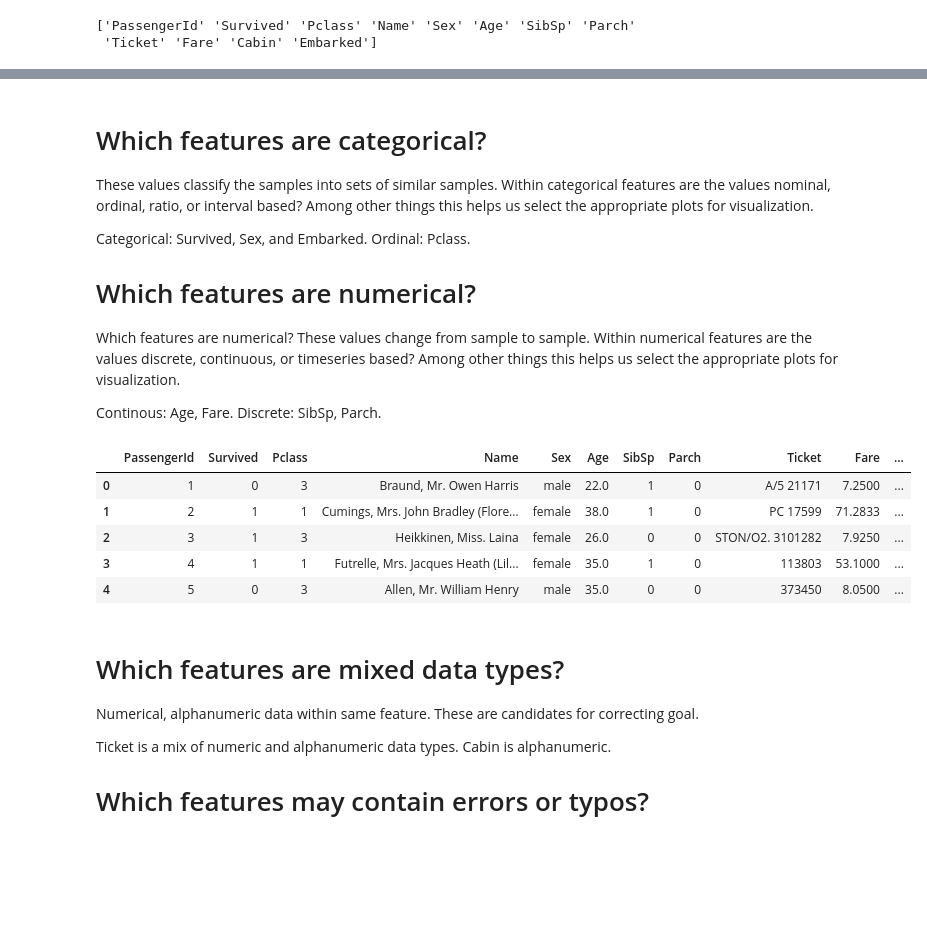
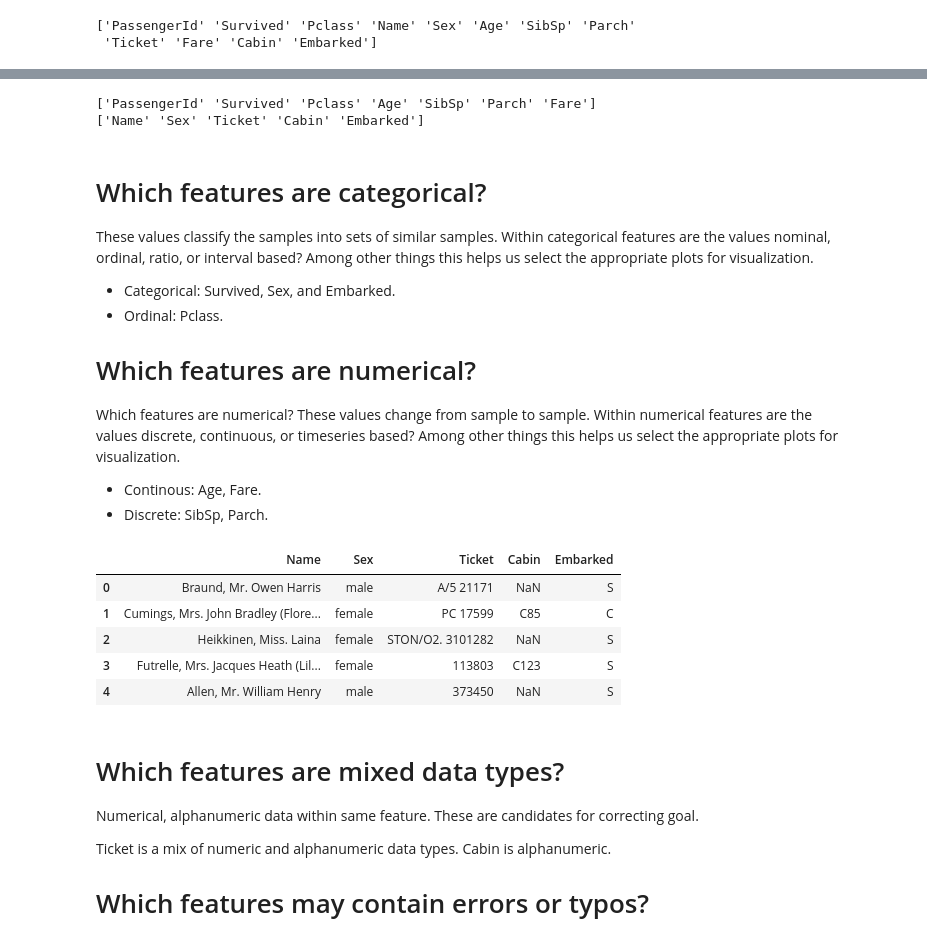
Before and after one commit to falconjs/Archaeopteryx, a Jupyter notebook: Case/Titanic/Titanic Data Science Solutions.ipynb, the cells around one changed output, grey strips where cells are left out. Drawn from its saved outputs; the diff is of its cells as text; code cells hidden in the pictures; blank space fills up the shorter version.

```diff
--- a/Case/Titanic/Titanic Data Science Solutions.ipynb
+++ b/Case/Titanic/Titanic Data Science Solutions.ipynb
@@ -22,6 +22,6 @@ from sklearn.linear_model import Perceptron
 from sklearn.linear_model import SGDClassifier
 from sklearn.tree import DecisionTreeClassifier
 # %%
-train_df = pd.read_csv('../../input/train.csv')
-test_df = pd.read_csv('../../input/test.csv')
+train_df = pd.read_csv('../../../Data Repository/Titanic/train.csv')
+test_df = pd.read_csv('../../../Data Repository/Titanic/test.csv')
 combine = [train_df, test_df]
@@ -59,25 +77,39 @@ print(train_df.columns.values)
+# %%
+print(train_df.select_dtypes(include=['int64', 'float64']).columns.values)
+print(train_df.select_dtypes(include='object').columns.values)
+# %% [output]
+['PassengerId' 'Survived' 'Pclass' 'Age' 'SibSp' 'Parch' 'Fare']
+['Name' 'Sex' 'Ticket' 'Cabin' 'Embarked']
+# %%
+categorical_features = ['Name', 'Sex', 'Ticket', 'Cabin', 'Embarked']
+ordinal_features = ['Pclass']
+countinous_features = ['Age', 'Fare']
+discrete_features = ['SibSp', 'Parch']
+target_features = ['Survived']
 # %% [markdown]
 # Which features are categorical?
 
 These values classify the samples into sets of similar samples. Within categorical features are the values nominal, ordinal, ratio, or interval based? Among other things this helps us select the appropriate plots for visualization.
 
-Categorical: Survived, Sex, and Embarked. Ordinal: Pclass.
+* Categorical: Survived, Sex, and Embarked.
+* Ordinal: Pclass.
 
 # Which features are numerical?
 
 Which features are numerical? These values change from sample to sample. Within numerical features are the values discrete, continuous, or timeseries based? Among other things this helps us select the appropriate plots for visualization.
 
-Continous: Age, Fare. Discrete: SibSp, Parch.
+* Continous: Age, Fare.
+* Discrete: SibSp, Parch.
 # %%
 # preview the data
-train_df.head()
+train_df[categorical_features].head()
 # %% [output]
-|  | PassengerId | Survived | Pclass | Name | Sex | Age | SibSp | Parch | Ticket | Fare | ... |
-| 0 | 1 | 0 | 3 | Braund, Mr. Owen Harris | male | 22.0 | 1 | 0 | A/5 21171 | 7.2500 | ... |
-| 1 | 2 | 1 | 1 | Cumings, Mrs. John Bradley (Flore... | female | 38.0 | 1 | 0 | PC 17599 | 71.2833 | ... |
-| 2 | 3 | 1 | 3 | Heikkinen, Miss. Laina | female | 26.0 | 0 | 0 | STON/O2. 3101282 | 7.9250 | ... |
-| 3 | 4 | 1 | 1 | Futrelle, Mrs. Jacques Heath (Lil... | female | 35.0 | 1 | 0 | 113803 | 53.1000 | ... |
-| 4 | 5 | 0 | 3 | Allen, Mr. William Henry | male | 35.0 | 0 | 0 | 373450 | 8.0500 | ... |
+|  | Name | Sex | Ticket | Cabin | Embarked |
+| 0 | Braund, Mr. Owen Harris | male | A/5 21171 | NaN | S |
+| 1 | Cumings, Mrs. John Bradley (Flore... | female | PC 17599 | C85 | C |
+| 2 | Heikkinen, Miss. Laina | female | STON/O2. 3101282 | NaN | S |
+| 3 | Futrelle, Mrs. Jacques Heath (Lil... | female | 113803 | C123 | S |
+| 4 | Allen, Mr. William Henry | male | 373450 | NaN | S |
 # %% [markdown]
 # Which features are mixed data types?
 
```
Also changed, not shown: parts of 79 cells of this notebook, 14 other files.
